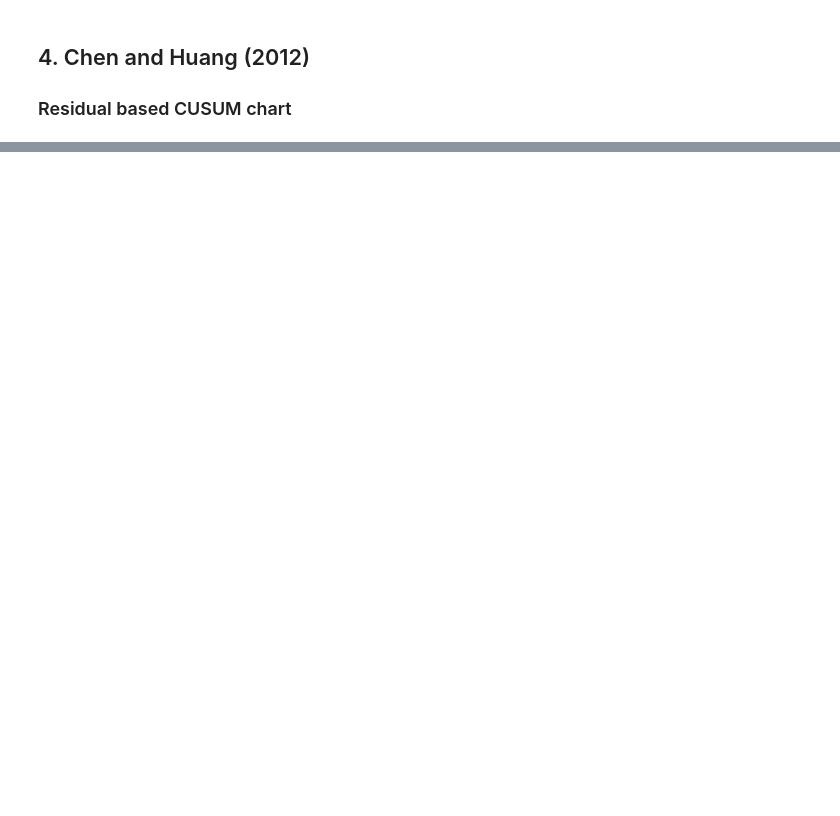
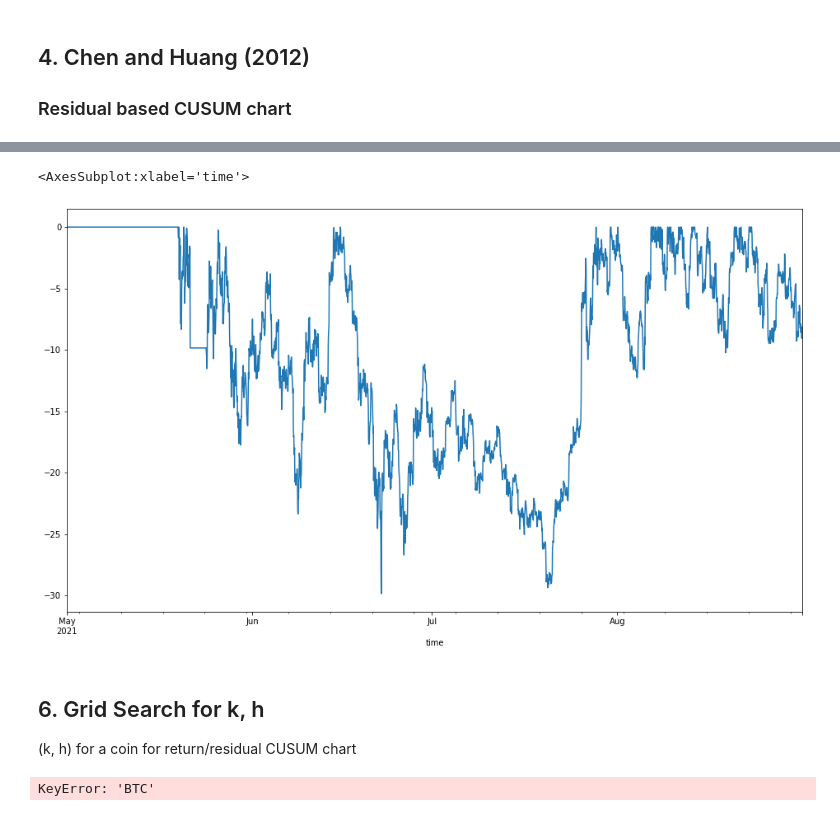
Before and after one commit to type-null/crypto-control, a Jupyter notebook: code/CUSUM4Crypto.ipynb, the cells around one changed output, grey strips where cells are left out. Drawn from its saved outputs; the diff is of its cells as text; code cells hidden in the pictures; blank space fills up the shorter version.

```diff
--- a/code/CUSUM4Crypto.ipynb
+++ b/code/CUSUM4Crypto.ipynb
@@ -52,8 +46,4 @@ To do later:
 # %%
-# should test for an optimal k, h
-k = 0.005
-h = 10*k
-
 def trainTestSplit(df):
     df = df.loc[df.index>='2021-05-01', :]
     return df.loc[df.index<'2021-09-01', :], df.loc[df.index>='2021-09-01', :]
@@ -70,7 +60,7 @@ def calculateReturn(df, coin: str):
     return df.loc[:, cols]
 
 
-def detectSellSignal(df, start, feature, method):
+def detectSellSignal(df, start, feature, method, k, h):
     df.loc[df.index[start], 'cMinus'] = 0
     for i in range(start+1, len(df)):
         if method == "montgomery":
@@ -84,16 +74,18 @@ def detectSellSignal(df, start, feature, method):
             df.loc[df.index[i], 'signal'] = -1
             df.loc[df.index[i], 'share'] = 0
             df.loc[df.index[i], 'equity'] = df.loc[df.index[i-1], 'share'] *  df.loc[df.index[i], 'price']
-            return detectBuySignal(df, i, feature=feature, method=method)
+            df.loc[df.index[i], 'equityWithoutFee'] = df.loc[df.index[i], 'equity']
+            return detectBuySignal(df, i, feature=feature, method=method, k=k, h=h)
         else:
             df.loc[df.index[i], 'signal'] = 0
             df.loc[df.index[i], 'share'] = df.loc[df.index[i-1], 'share']
             df.loc[df.index[i], 'equity'] = df.loc[df.index[i], 'share'] * df.loc[df.index[i], 'price']
+            df.loc[df.index[i], 'equityWithoutFee'] = df.loc[df.index[i], 'equity']
 
     return df
 
 
-def detectBuySignal(df, start, feature, method):
+def detectBuySignal(df, start, feature, method, k, h):
     transactionFee = 0.5 / 100
     df.loc[df.index[start], "cPlus"] = 0
     for i in range(start+1, len(df)):
@@ -104,26 +96,19 @@ def detectBuySignal(df, start, feature, method):
             # buy signal appears
             df.loc[df.index[i], 'signal'] = 1
             df.loc[df.index[i], 'equity'] = df.loc[df.index[i-1], 'equity'] * (1-transactionFee)
+            df.loc[df.index[i], 'equityWithoutFee'] = df.loc[df.index[i-1], 'equity']
             df.loc[df.index[i], 'share'] = df.loc[df.index[i], 'equity'] / df.loc[df.index[i], 'price']
-            df.loc[df.index[i], 'equity'] = df.loc[df.index[i-1], 'equity']
-            return detectSellSignal(df, i, feature=feature, method=method)
+            return detectSellSignal(df, i, feature=feature, method=method, k=k, h=h)
         else:
             df.loc[df.index[i], 'signal'] = 0
             df.loc[df.index[i], 'share'] = df.loc[df.index[i-1], 'share']
             df.loc[df.index[i], 'equity'] = df.loc[df.index[i-1], 'equity']
+            df.loc[df.index[i], 'equityWithoutFee'] = df.loc[df.index[i], 'equity']
 
     return df
 
 
-def createTradeSignal(df, feature='return', method="montgomery"):
+def createTradeSignal(df, k, h, feature='return', method="montgomery"):
     df.loc[df.index[0], 'equity'] = 100
     df.loc[df.index[0], 'share'] = 0
-    return detectBuySignal(df, start=0, feature=feature, method=method)
+    return detectBuySignal(df, start=0, feature=feature, method=method, k=k, h=h)
-# %%
-traindf, testdf = trainTestSplit(cryptos)
-
-coin = "BTC"
-
-df = (traindf
-      .pipe(calculateReturn, coin)
-      .pipe(createTradeSignal)) # , method="46"
@@ -313,9 +230,20 @@ sellTime = df.loc[df['signal']==-1, :].index
 numberOfCycles = len(sellTime)
 buyTimeEven = buyTime[:numberOfCycles]
 
+#we bought the coin and hold to find a sell signal
 exposureTime = np.sum(sellTime-buyTimeEven) / numberOfCycles
 waitingTime = ((buyTimeEven[0]-df.index[0])
                + np.sum(buyTimeEven[1:]-sellTime[:-1])) / numberOfCycles
 
 
+# Profit
+df.loc[:, 'logEquity'] = np.log(df.loc[:, 'equity'])
+df.loc[:, 'portReturn'] = df.loc[:, 'logEquity'] - df.loc[:, 'logEquity'].shift(1)
+downside = df.loc[:, 'portReturn']<0
+df.loc[downside, 'downsideReturn'] = -df.loc[downside, 'portReturn']
+df.loc[~downside, 'downsideReturn'] = 0
+
 # Risk
+sharpeRatio = df.loc[:, 'portReturn'].mean() / df.loc[:, 'portReturn'].std()
+sortinoRatio = df.loc[:, 'portReturn'].mean() / df.loc[:, 'downsideReturn'].std()
+df.loc[:, 'drawdown'] = df.loc[:, 'equity'] - df.loc[:, 'equity'].cummax()
@@ -333,0 +250,9 @@ Timedelta('0 days 02:30:45.818181818')
+# %%
+df.drawdown.plot()
+# %% [output]
+<AxesSubplot:xlabel='time'>
+[figure, added]
+# %% [markdown]
+## 6. Grid Search for k, h
+
+(k, h) for a coin for return/residual CUSUM chart
@@ -333,0 +287,4 @@ Timedelta('0 days 02:30:45.818181818')
+# %%
+df = getScore(traindf, coin='BTC', feature='return')
+# %% [output]
+KeyError: 'BTC'
```
Also changed, not shown: parts of 35 cells of this notebook, 4 other files.
